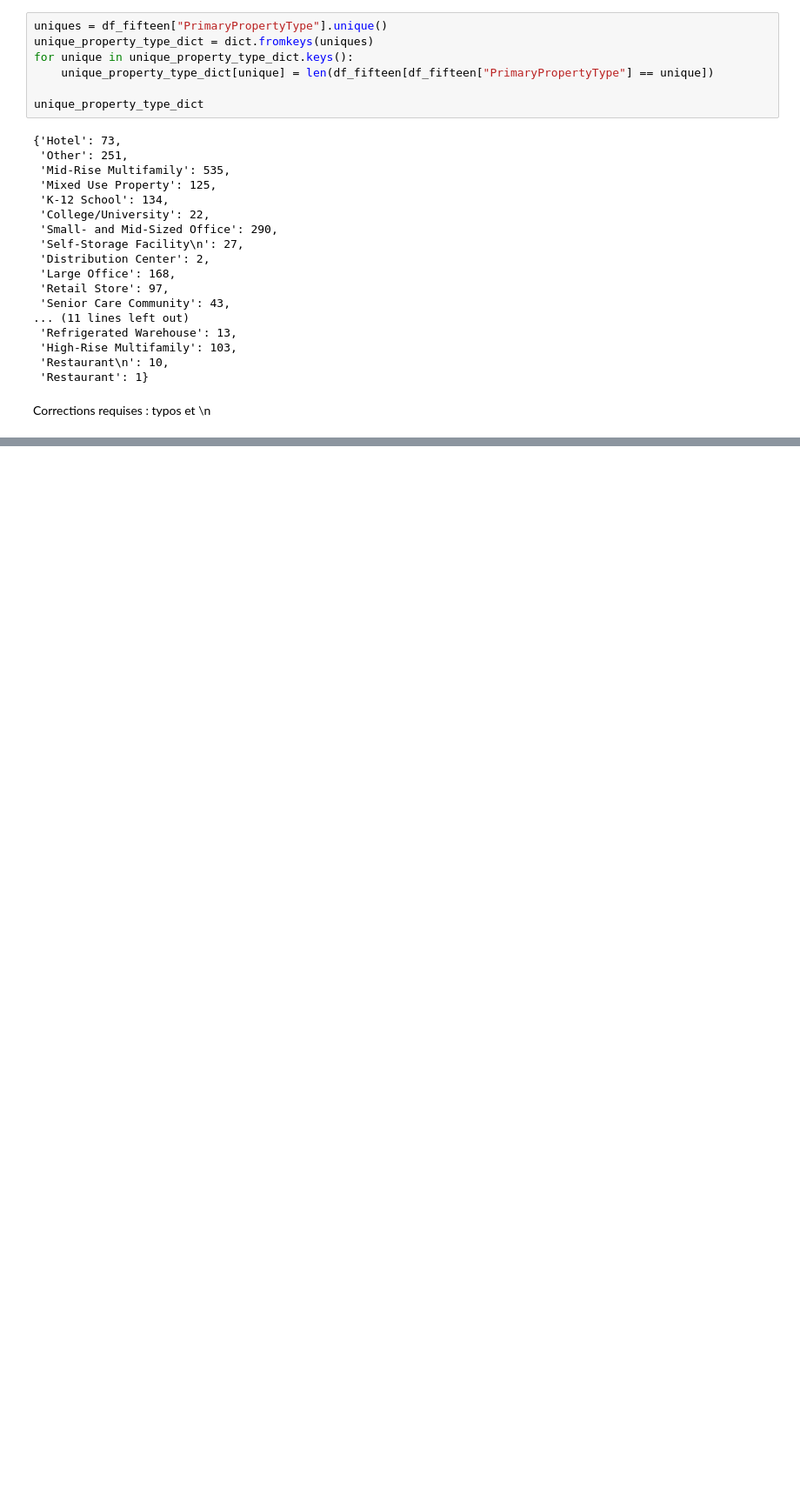
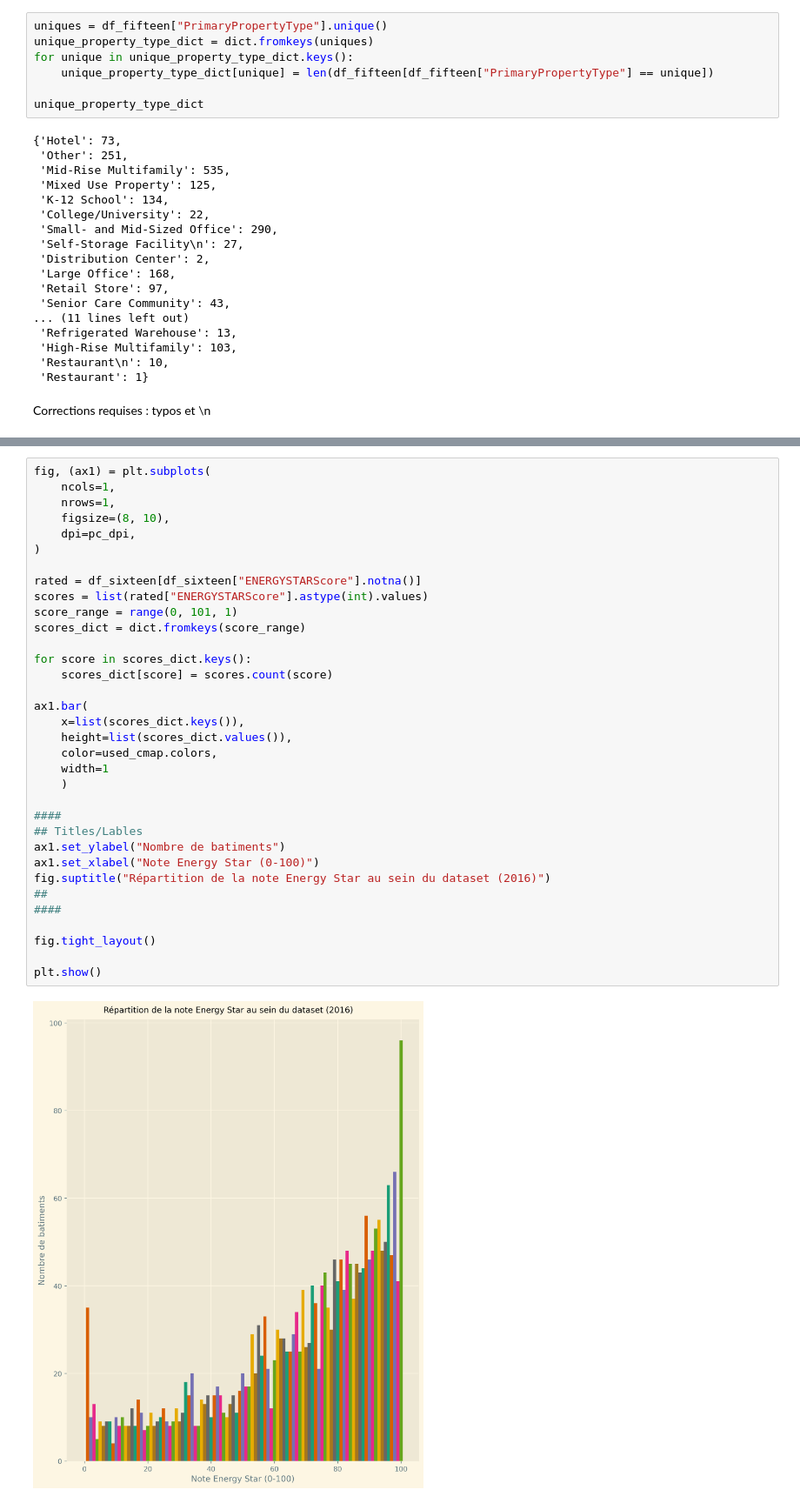
Before and after one commit to Psemp/ds_p4, a Jupyter notebook: first_look.ipynb, the cells around one changed output, grey strips where cells are left out. Shown at 87% size. Saved outputs shown, nothing was run; the diff lists cells and outputs as text; blank space fills up the shorter version.

```diff
--- a/first_look.ipynb
+++ b/first_look.ipynb
@@ -343,0 +408,36 @@ correction_dict = {
+# %%
+fig, (ax1) = plt.subplots(
+    ncols=1,
+    nrows=1,
+    figsize=(8, 10),
+    dpi=pc_dpi,
+)
+
+rated = df_sixteen[df_sixteen["ENERGYSTARScore"].notna()]
+scores = list(rated["ENERGYSTARScore"].astype(int).values)
+score_range = range(0, 101, 1)
+scores_dict = dict.fromkeys(score_range)
+
+for score in scores_dict.keys():
+    scores_dict[score] = scores.count(score)
+
+ax1.bar(
+    x=list(scores_dict.keys()),
+    height=list(scores_dict.values()),
+    color=used_cmap.colors,
+    width=1
+    )
+
+####
+## Titles/Lables
+ax1.set_ylabel("Nombre de batiments")
+ax1.set_xlabel("Note Energy Star (0-100)")
+fig.suptitle("Répartition de la note Energy Star au sein du dataset (2016)")
+##
+####
+
+fig.tight_layout()
+
+plt.show()
+# %% [output]
+[figure, added]
```
Also changed, not shown: parts of 13 cells of this notebook.
